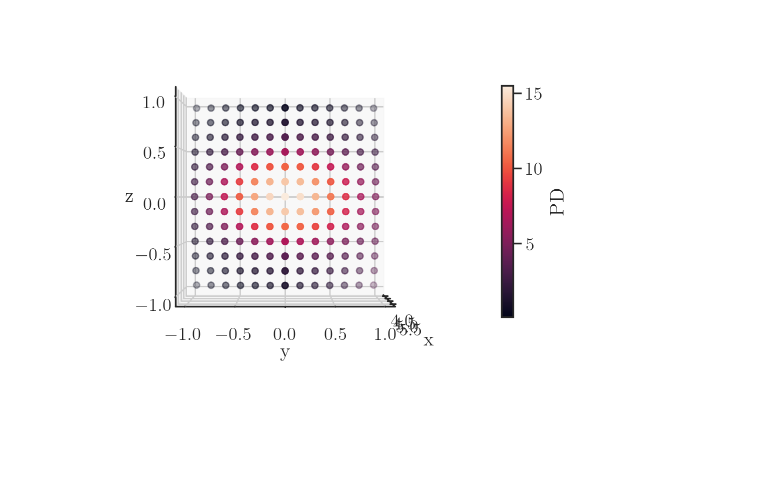
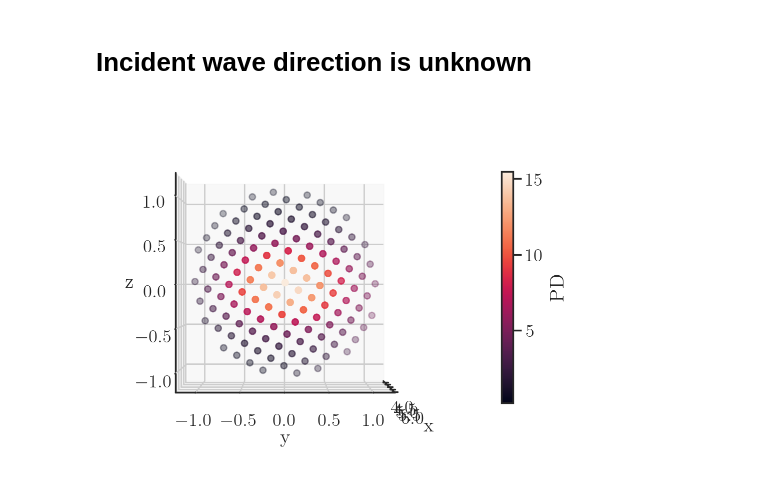
Before and after one commit to akapet00/phd-dissertation-topic, a Jupyter notebook: code/05-hotspot-region-detection.ipynb, the cells around one changed output. Drawn from its saved outputs; the diff is of its cells as text; code cells hidden in the pictures; blank space fills up the shorter version.

```diff
--- a/code/05-hotspot-region-detection.ipynb
+++ b/code/05-hotspot-region-detection.ipynb
@@ -100,0 +106,10 @@ with set_defense_context():
+# %%
+# step 1) extract visible points from the assumed direction of incidence
+
+center = np.mean(xyz, axis=0)
+diameter = np.linalg.norm(xyz.max(axis=0) - xyz.min(axis=0))
+pov = center.copy()
+pov[0] += diameter
+idx_visible = remove_hidden_points(xyz, pov, np.pi)
+xyz_visible = xyz[idx_visible]
+color_visible = color[idx_visible]
@@ -100,0 +171,10 @@ with set_defense_context():
+# %%
+fig = plt.figure(figsize=(5, 5))
+ax = fig.add_subplot()
+
+ax.plot(*query_surface[:, 1:].T, 'ko')
+
+for s in query_hull.simplices:
+    ax.plot(query_surface[s, 1], query_surface[s, 2], 'r-')
+ax.set_aspect('equal', 'box')
+plt.show()
@@ -100,0 +187,11 @@ with set_defense_context():
+# %%
+with set_defense_context():
+    fig = plt.figure(figsize=(6, 6))
+    ax = plt.axes(projection ='3d')
+    s = ax.scatter(*query_surface.T, c=color_visible[_mask])
+    ax.set(xlabel='x', ylabel='y', zlabel='z')
+    ax.view_init(0, 0)
+    ax.set_box_aspect([1, 1, 1])
+    ax = set_axes_equal(ax)
+    fig.colorbar(s, ax=ax, pad=0.1, shrink=0.5, label='PD')
+    plt.show()
@@ -101,7 +200,8 @@ with set_defense_context():
+# %% [markdown]
+# Incident wave direction is unknown
 # %%
-A = 4  # square-shaped surface in cm2
-a = np.sqrt(A)
-r = np.sqrt(a**2 / 2)
+area = 4  # square-shaped surface in cm2
+r = np.sqrt(A / np.pi)
 
 query_point = xyz[np.where(color == color.max())[0][0]]
 bbox = [query_point[1]-a/2, query_point[1]+a/2,
@@ -110,22 +210,16 @@ bbox = [query_point[1]-a/2, query_point[1]+a/2,
 tree = spatial.KDTree(xyz)
 nbh_idx = tree.query_ball_point([query_point], r)[0]
 query_nbh = xyz[nbh_idx]
-
-mask = ((query_nbh[:, 1] > bbox[0])
-        & (query_nbh[:, 1] < bbox[1])
-        & (query_nbh[:, 2] > bbox[2])
-        & (query_nbh[:, 2] < bbox[3]))
-query_nbh_bounded = query_nbh[mask]
 # %%
 with set_defense_context():
     fig = plt.figure(figsize=(6, 6))
     ax = plt.axes(projection ='3d')
-    s = ax.scatter(*query_nbh_bounded.T, c=color[nbh_idx][mask])
+    s = ax.scatter(*query_nbh.T, c=color[nbh_idx])
     ax.set(xlabel='x', ylabel='y', zlabel='z')
     ax.view_init(0, 0)
     ax.set_box_aspect([1, 1, 1])
     ax = set_axes_equal(ax)
     fig.colorbar(s, ax=ax, pad=0.1, shrink=0.5, label='PD')
     plt.show()
 # %% [output]
-[figure, old version]
+[figure, new version]
```
Also changed, not shown: parts of 16 cells of this notebook.
